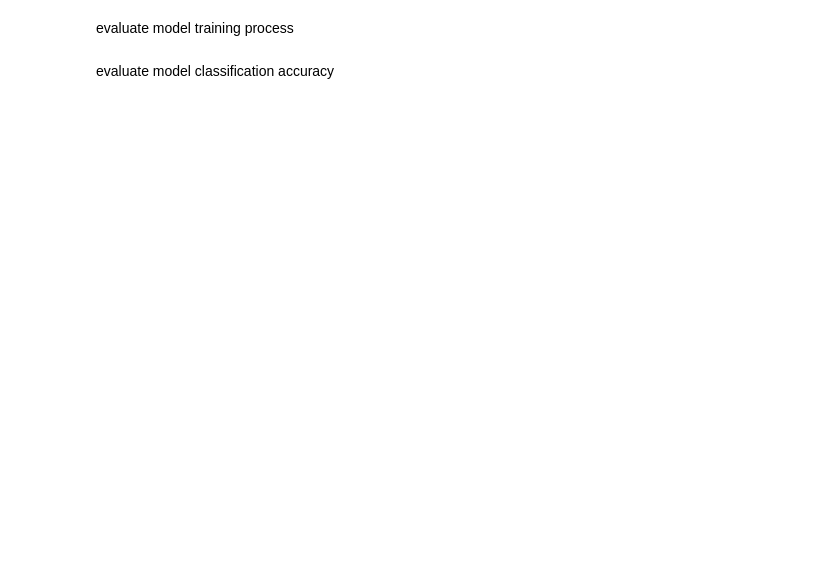
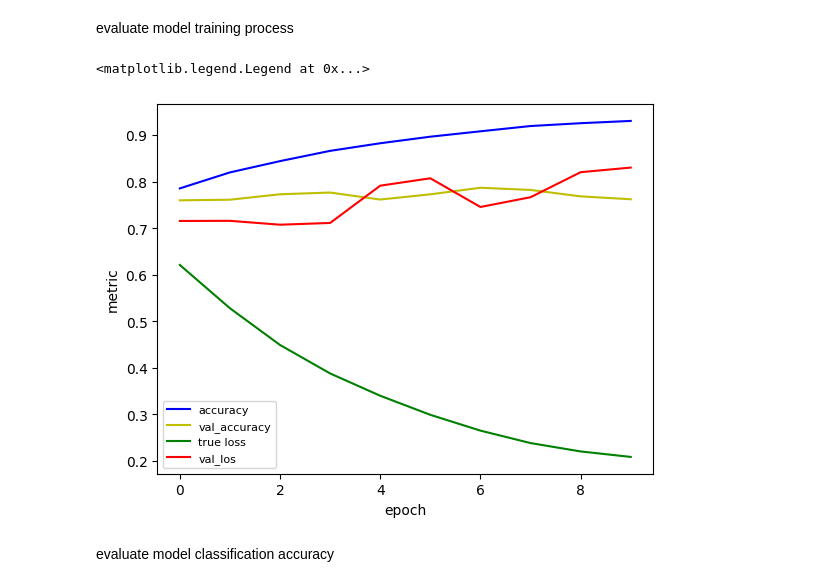
Before and after one commit to JeremiJL/WMA, a Jupyter notebook: projects/project_04/solution.ipynb, the cells around one changed output. Saved outputs shown, nothing was run; the diff lists cells and outputs as text; code cells hidden in the pictures; blank space fills up the shorter version.

Commit message:
generated charts

```diff
--- a/projects/project_04/solution.ipynb
+++ b/projects/project_04/solution.ipynb
@@ -180,25 +200,28 @@ evaluate model training process
 # %%
 accuracy = model_history["accuracy"]
 val_accuracy = model_history["val_accuracy"]
 loss = model_history["loss"]
 val_loss = model_history["val_loss"]
 
 fig, axes = plt.subplots(1,1)
 axes.plot(accuracy, color='b', label="accuracy")
-axes.plot(val_accuracy, color='o', label="val_accuracy")
+axes.plot(val_accuracy, color='y', label="val_accuracy")
 axes.plot(loss, color='g', label="loss")
 axes.plot(val_loss, color='r', label="val_loss")
 
 legend_elements = [
-    Line2D([0], [0], marker='-', color='b', label='accuracy', markersize=8),
-    Line2D([0], [0], marker='-', color='o', label='val_accuracy', markersize=8),
-    Line2D([0], [0], marker='-', color='g', label='true loss', markersize=8),
-    Line2D([0], [0], marker='-', color='r', label='val_los', markersize=8),
+    Line2D([0], [0], color='b', label='accuracy', markersize=8),
+    Line2D([0], [0], color='y', label='val_accuracy', markersize=8),
+    Line2D([0], [0], color='g', label='true loss', markersize=8),
+    Line2D([0], [0], color='r', label='val_los', markersize=8),
 ]
 
 axes.set_xlabel("epoch")
 axes.set_ylabel("metric")
 
-axes.legend(handles=legend_elements, loc="upper right", fontsize=8)
+axes.legend(handles=legend_elements, loc="lower left", fontsize=8)
+# %% [output]
+<matplotlib.legend.Legend at 0x...>
+[figure, added]
 # %% [markdown]
 evaluate model classification accuracy
```
Also changed, not shown: parts of 8 cells of this notebook, 3 other files.
